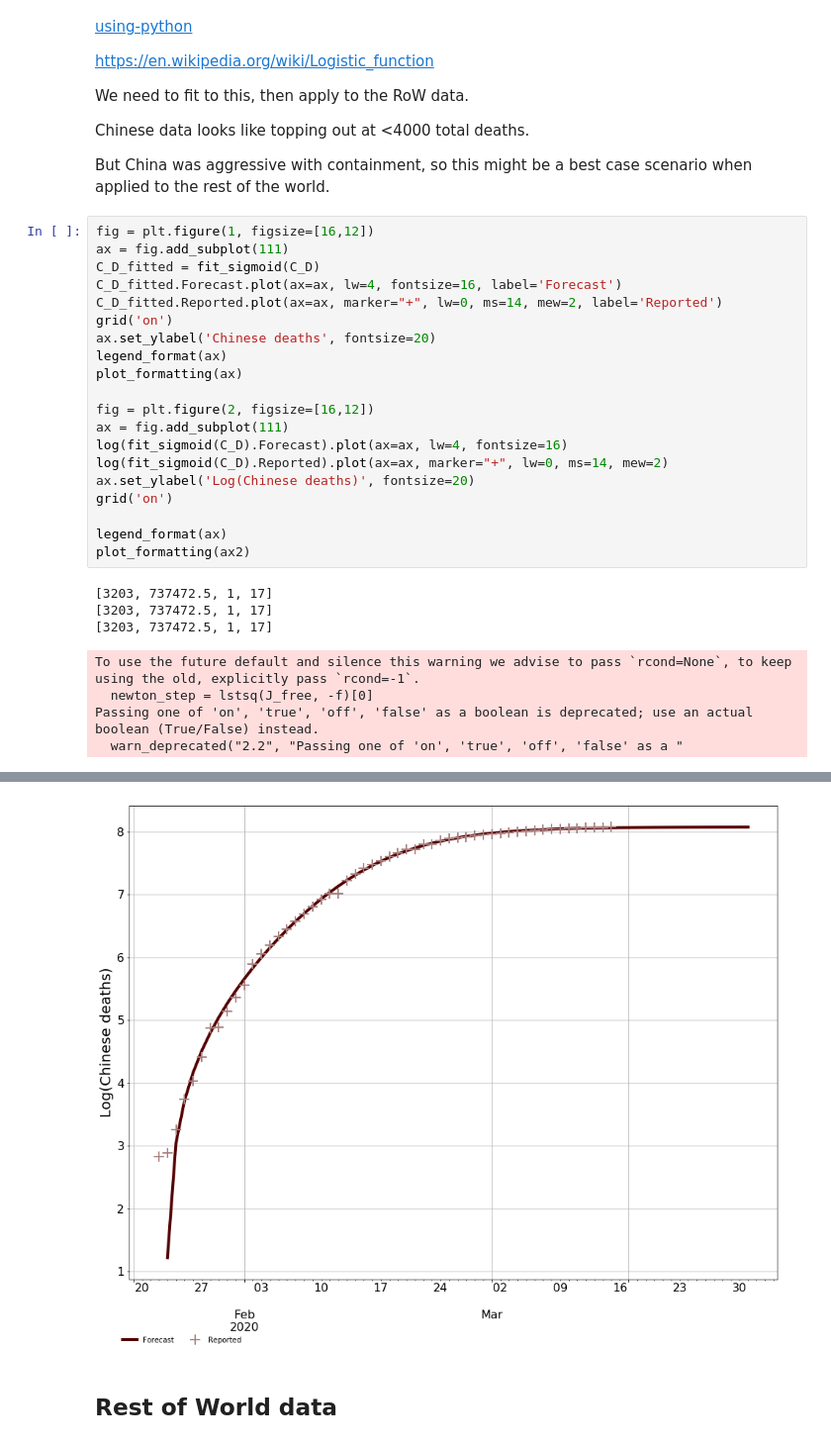
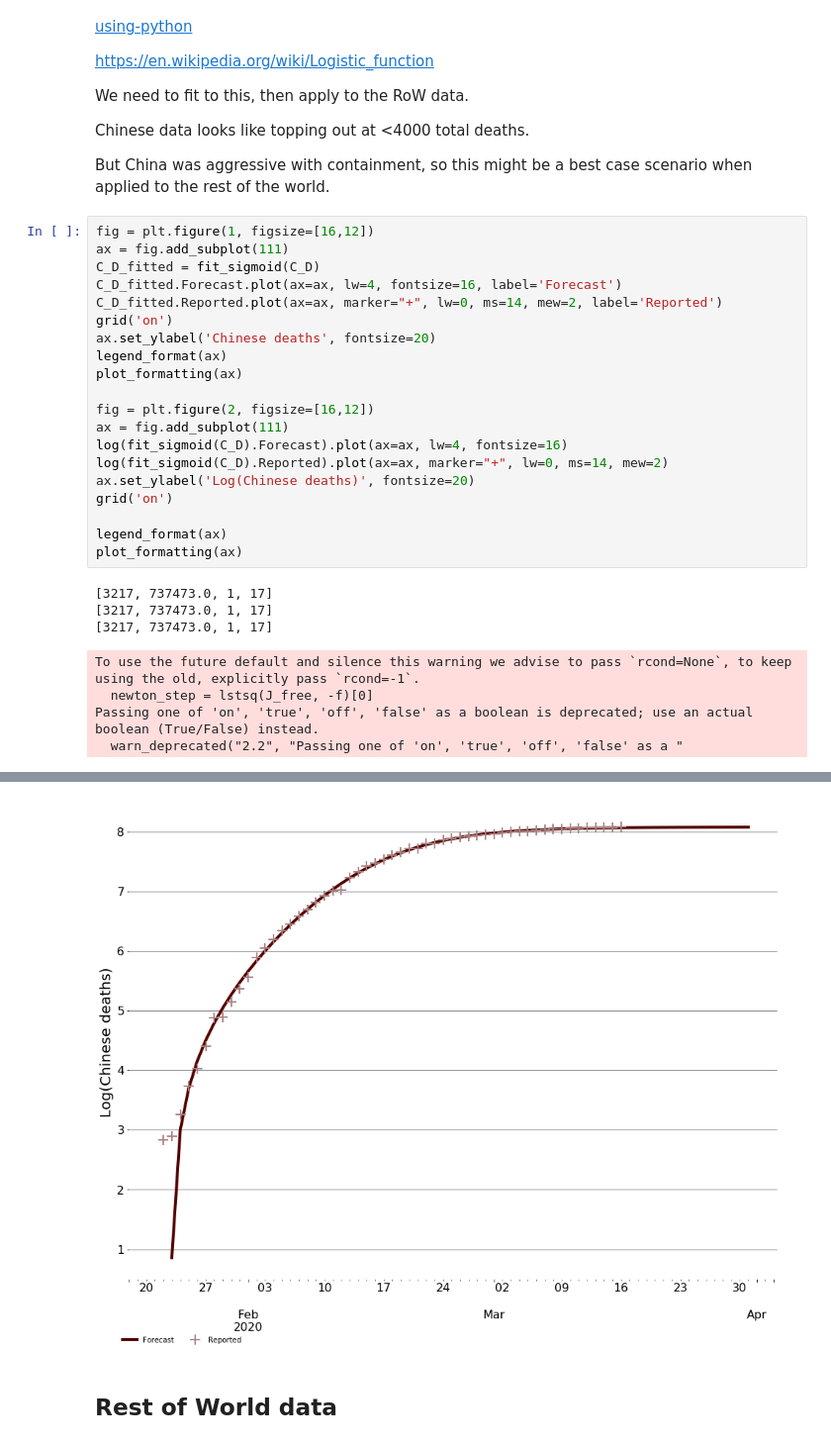
Before and after one commit to djhume/COVID-19, a Jupyter notebook: COVID-19.ipynb, the cells around one changed output, grey strips where cells are left out. Shown: that part at 99% size. Saved outputs shown, nothing was run; the diff lists cells and outputs as text.

```diff
--- a/COVID-19.ipynb
+++ b/COVID-19.ipynb
@@ -185,33 +183,33 @@ But China was aggressive with containment, so this might be a best case scenario
 # %%
 fig = plt.figure(1, figsize=[16,12])
 ax = fig.add_subplot(111)
 C_D_fitted = fit_sigmoid(C_D)
 C_D_fitted.Forecast.plot(ax=ax, lw=4, fontsize=16, label='Forecast')
 C_D_fitted.Reported.plot(ax=ax, marker="+", lw=0, ms=14, mew=2, label='Reported')
 grid('on')
 ax.set_ylabel('Chinese deaths', fontsize=20)
 legend_format(ax)
 plot_formatting(ax)
 
 fig = plt.figure(2, figsize=[16,12])
 ax = fig.add_subplot(111)
 log(fit_sigmoid(C_D).Forecast).plot(ax=ax, lw=4, fontsize=16)
 log(fit_sigmoid(C_D).Reported).plot(ax=ax, marker="+", lw=0, ms=14, mew=2)
 ax.set_ylabel('Log(Chinese deaths)', fontsize=20)
 grid('on')
 
 legend_format(ax)
-plot_formatting(ax2)
+plot_formatting(ax)
 # %% [output]
-[3203, 737472.5, 1, 17]
-[3203, 737472.5, 1, 17]
-[3203, 737472.5, 1, 17]
+[3217, 737473.0, 1, 17]
+[3217, 737473.0, 1, 17]
+[3217, 737473.0, 1, 17]
 To use the future default and silence this warning we advise to pass `rcond=None`, to keep using the old, explicitly pass `rcond=-1`.
   newton_step = lstsq(J_free, -f)[0]
 Passing one of 'on', 'true', 'off', 'false' as a boolean is deprecated; use an actual boolean (True/False) instead.
   warn_deprecated("2.2", "Passing one of 'on', 'true', 'off', 'false' as a "
 [figure]
-[figure, old version]
+[figure, new version]
 # %% [markdown]
 ## Rest of World data
 # %%
```
Also changed, not shown: parts of 16 cells of this notebook.
